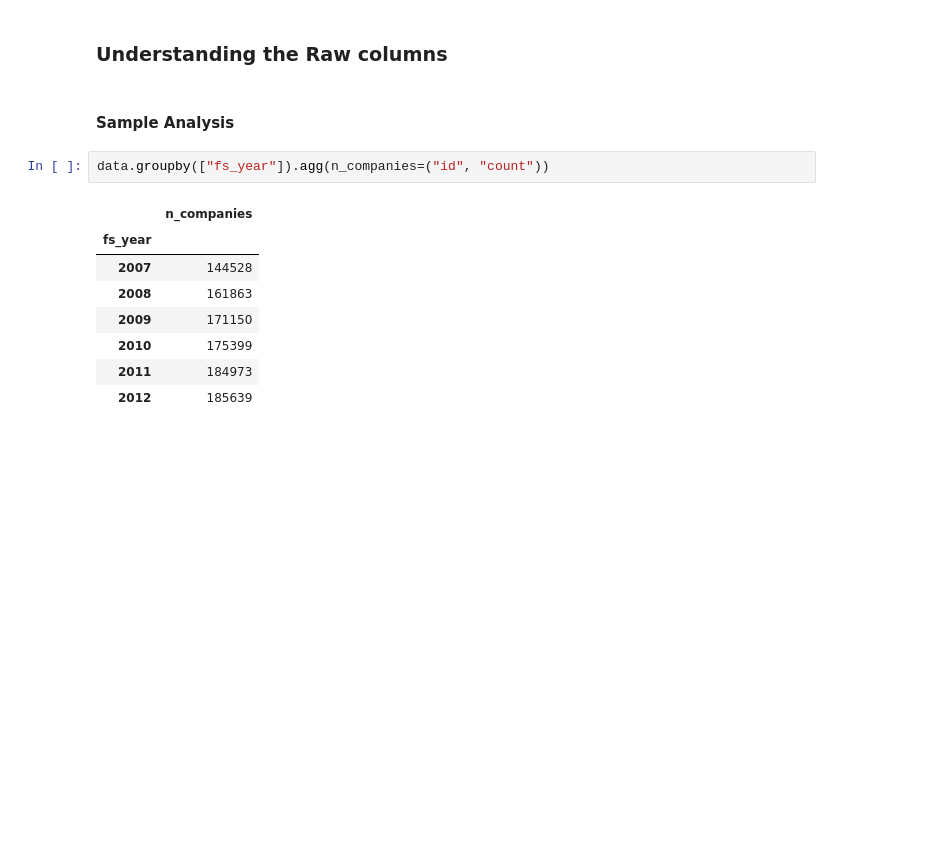
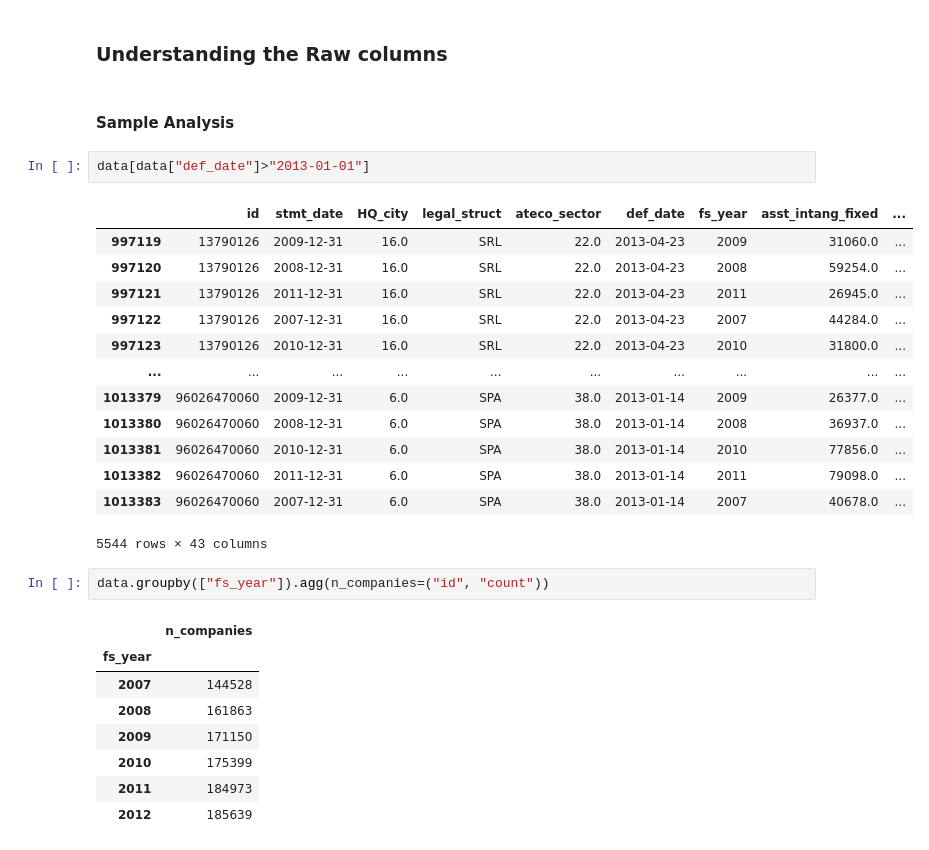
Before and after one commit to YuxinYY/finance_term_project, a Jupyter notebook: notebooks/EDA/01_playground.ipynb, the cells around one changed output. Saved outputs shown, nothing was run; the diff lists cells and outputs as text; blank space fills up the shorter version.

```diff
--- a/notebooks/EDA/01_playground.ipynb
+++ b/notebooks/EDA/01_playground.ipynb
@@ -25,6 +25,22 @@ RAW_COLUMNS = data.columns.tolist()
 ### Understanding the Raw columns
 # %% [markdown]
 #### Sample Analysis
+# %%
+data[data["def_date"]>"2013-01-01"]
+# %% [output]
+|  | id | stmt_date | HQ_city | legal_struct | ateco_sector | def_date | fs_year | asst_intang_fixed | ... |
+| 997119 | 13790126 | 2009-12-31 | 16.0 | SRL | 22.0 | 2013-04-23 | 2009 | 31060.0 | ... |
+| 997120 | 13790126 | 2008-12-31 | 16.0 | SRL | 22.0 | 2013-04-23 | 2008 | 59254.0 | ... |
+| 997121 | 13790126 | 2011-12-31 | 16.0 | SRL | 22.0 | 2013-04-23 | 2011 | 26945.0 | ... |
+| 997122 | 13790126 | 2007-12-31 | 16.0 | SRL | 22.0 | 2013-04-23 | 2007 | 44284.0 | ... |
+| 997123 | 13790126 | 2010-12-31 | 16.0 | SRL | 22.0 | 2013-04-23 | 2010 | 31800.0 | ... |
+| ... | ... | ... | ... | ... | ... | ... | ... | ... | ... |
+| 1013379 | 96026470060 | 2009-12-31 | 6.0 | SPA | 38.0 | 2013-01-14 | 2009 | 26377.0 | ... |
+| 1013380 | 96026470060 | 2008-12-31 | 6.0 | SPA | 38.0 | 2013-01-14 | 2008 | 36937.0 | ... |
+| 1013381 | 96026470060 | 2010-12-31 | 6.0 | SPA | 38.0 | 2013-01-14 | 2010 | 77856.0 | ... |
+| 1013382 | 96026470060 | 2011-12-31 | 6.0 | SPA | 38.0 | 2013-01-14 | 2011 | 79098.0 | ... |
+| 1013383 | 96026470060 | 2007-12-31 | 6.0 | SPA | 38.0 | 2013-01-14 | 2007 | 40678.0 | ... |
+5544 rows × 43 columns
 # %%
 data.groupby(["fs_year"]).agg(n_companies=("id", "count"))
 # %% [output]
```
Also changed, not shown: parts of 13 cells of this notebook, 10 other files.
